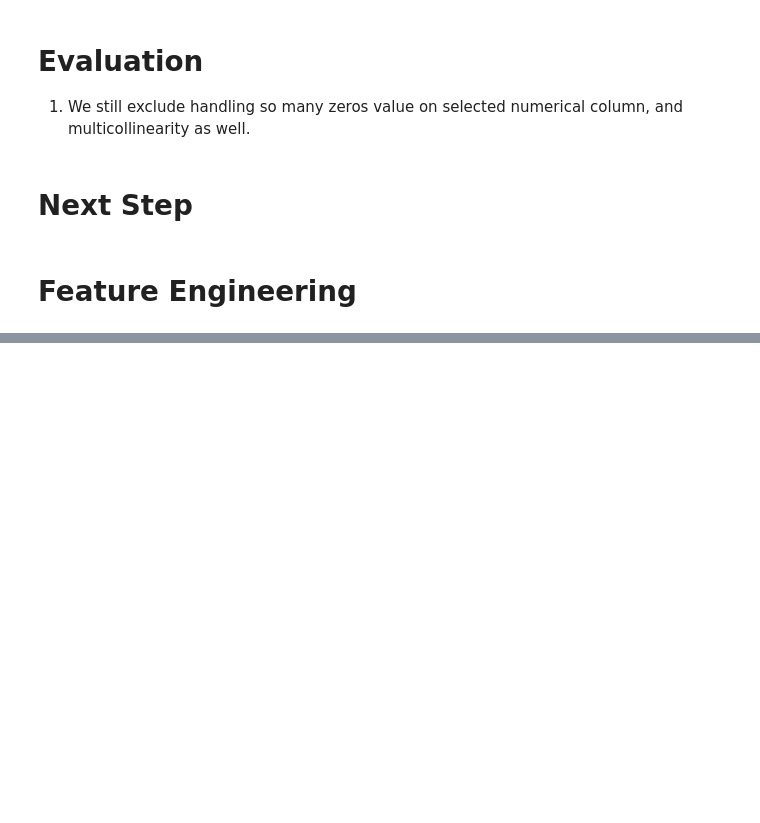
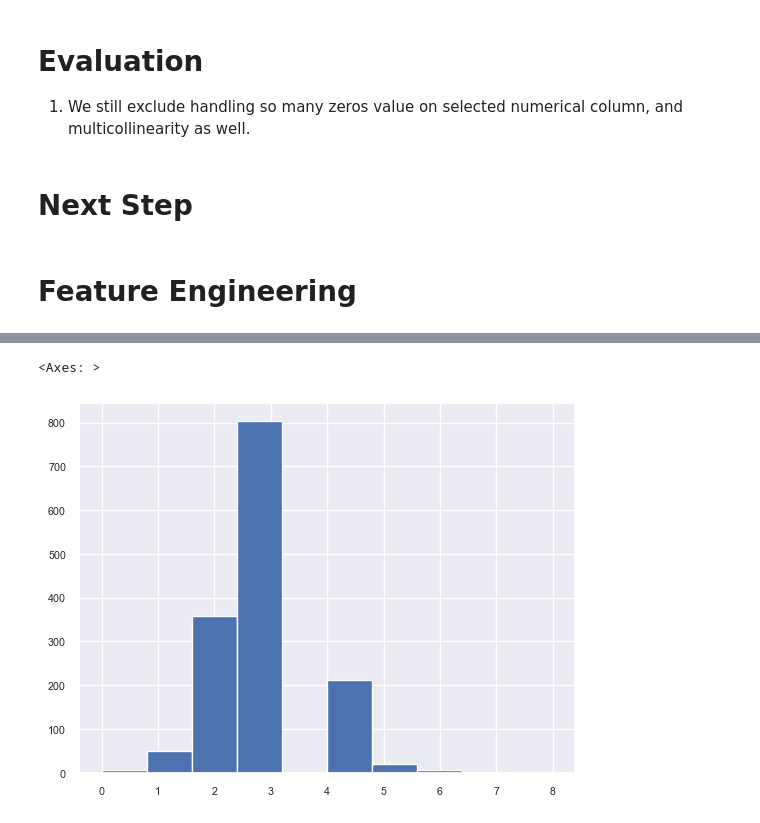
Before and after one commit to marcellinus-witarsah/house-prices-advanced-regression-techniques, a Jupyter notebook: notebooks/04-data-preparation-and-modelling.ipynb, the cells around one changed output, grey strips where cells are left out. Drawn from its saved outputs; the diff is of its cells as text; code cells hidden in the pictures; blank space fills up the shorter version.

```diff
--- a/notebooks/04-data-preparation-and-modelling.ipynb
+++ b/notebooks/04-data-preparation-and-modelling.ipynb
@@ -564,0 +607,5 @@ np.exp(x*y)
+# %%
+train_df['BedroomAbvGr'].hist()
+# %% [output]
+<Axes: >
+[figure, added]
```
Also changed, not shown: parts of 15 cells of this notebook.
